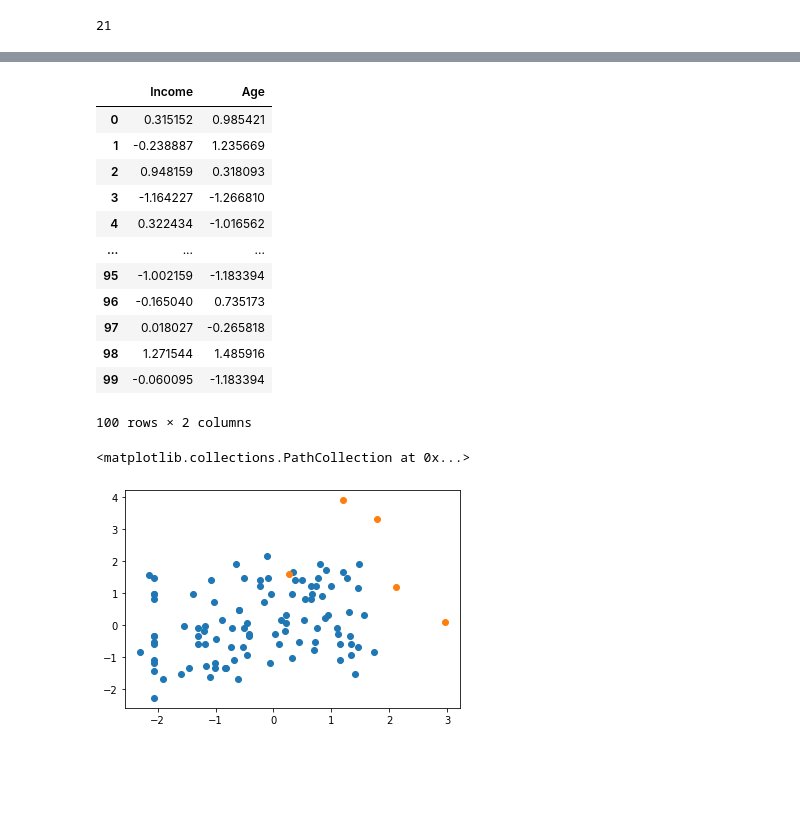
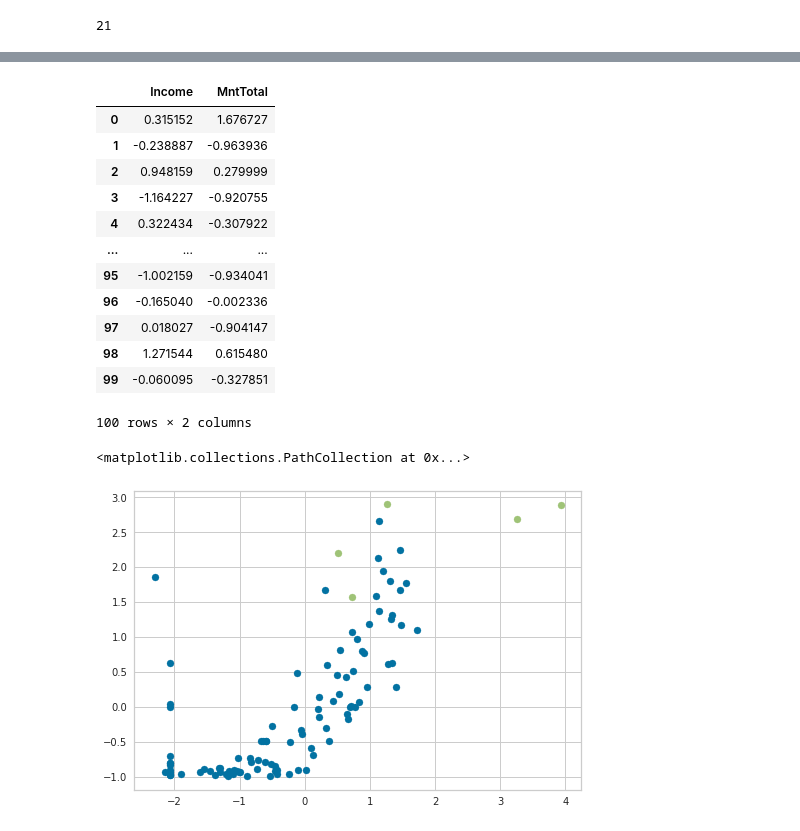
Before and after one commit to KittuPatel/CustomerPersonalityAnalysis, a Jupyter notebook: CustomerPersonalityAnalysis.ipynb, the cells around one changed output, grey strips where cells are left out. Saved outputs shown, nothing was run; the diff lists cells and outputs as text; code cells hidden in the pictures; blank space fills up the shorter version.

```diff
--- a/CustomerPersonalityAnalysis.ipynb
+++ b/CustomerPersonalityAnalysis.ipynb
@@ -641,21 +628,21 @@ import numpy as np
 # Paste your API key below if not using Forge hosted notebooks
 forge.config.set_api_key('F7g5kY9IgYulXkdz')
 # %%
-few=cpa_copy[['Income','Age']]
-few.head()
+few=cpa_copy[['Income','MntTotal']]
+few.head(100)
 # %% [output]
-|  | Income | Age |
-| 0 | 0.315152 | 0.985421 |
-| 1 | -0.238887 | 1.235669 |
-| 2 | 0.948159 | 0.318093 |
-| 3 | -1.164227 | -1.266810 |
-| 4 | 0.322434 | -1.016562 |
+|  | Income | MntTotal |
+| 0 | 0.315152 | 1.676727 |
+| 1 | -0.238887 | -0.963936 |
+| 2 | 0.948159 | 0.279999 |
+| 3 | -1.164227 | -0.920755 |
+| 4 | 0.322434 | -0.307922 |
 | ... | ... | ... |
-| 95 | -1.002159 | -1.183394 |
-| 96 | -0.165040 | 0.735173 |
-| 97 | 0.018027 | -0.265818 |
-| 98 | 1.271544 | 1.485916 |
-| 99 | -0.060095 | -1.183394 |
+| 95 | -1.002159 | -0.934041 |
+| 96 | -0.165040 | -0.002336 |
+| 97 | 0.018027 | -0.904147 |
+| 98 | 1.271544 | 0.615480 |
+| 99 | -0.060095 | -0.327851 |
 100 rows × 2 columns
 # %%
 N_CLUSTERS, CLUSTER_SPREAD, DIMENSION = 5, 4, 2
@@ -668,4 +655,4 @@ plt.scatter(points[:,0], points[:,1])
 plt.scatter(cluster_centers[:,0], cluster_centers[:,1])
 # %% [output]
 <matplotlib.collections.PathCollection at 0x...>
-[figure, old version]
+[figure, new version]
```
Also changed, not shown: parts of 34 cells of this notebook.
